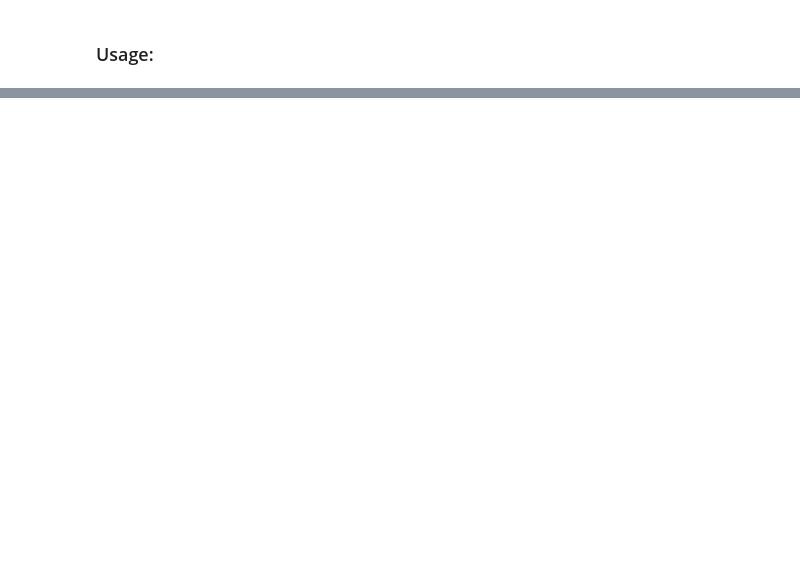
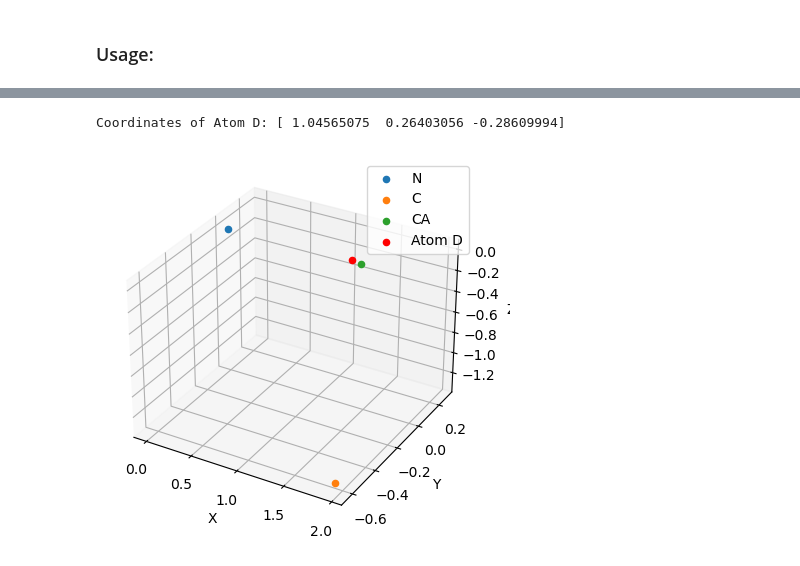
Before and after one commit to AakashR13/BMSID_Mol, a Jupyter notebook: Atomic_Coordinates.ipynb, the cells around one changed output, grey strips where cells are left out. Saved outputs shown, nothing was run; the diff lists cells and outputs as text; code cells hidden in the pictures; blank space fills up the shorter version.

```diff
--- a/Atomic_Coordinates.ipynb
+++ b/Atomic_Coordinates.ipynb
@@ -101,0 +126,47 @@ print("Coordinates of Atom D:", D)
+# %%
+atom1 = input("Enter the name of the first atom: \nList: N, CA, C, O, CB, CG, OD1, OD2, H1, H2, H3, HA, HB2, HB3\n")
+atom2 = input("Enter the name of the second atom: \nList: N, CA, C, O, CB, CG, OD1, OD2, H1, H2, H3, HA, HB2, HB3\n")
+atom3 = input("Enter the name of the third atom: \nList: N, CA, C, O, CB, CG, OD1, OD2, H1, H2, H3, HA, HB2, HB3\n")
+
+bond_length_CD = input("Enter the bond length between atoms C and D: \nDefault: 1.0\n")
+if bond_length_CD == '':
+    bond_length_CD = 1.0
+bond_angle_BCD = input("Enter the bond angle between atoms B, C, and D: \nDefault: 110.0\n")
+if bond_angle_BCD == '':
+    bond_angle_BCD = 110.0
+torsion_angle_BC = input("Enter the torsion angle between atoms B, C, and D: \nDefault: 120.0\n")
+if torsion_angle_BC == '':
+    torsion_angle_BC = 120.0
+
+coord1 = np.array(lookup_table[atom1]['coordinates'])
+coord2 = np.array(lookup_table[atom2]['coordinates'])
+coord3 = np.array(lookup_table[atom3]['coordinates'])
+
+bond_length_CD = 1.0  # Replace with the actual bond length
+bond_angle_BCD = 110.0  # Replace with the actual bond angle
+torsion_angle_BC = 120.0  # Replace with the actual torsion angle
+
+D = calculate_atom_d_coordinates(coord1, coord2, coord3, bond_length_CD, bond_angle_BCD, torsion_angle_BC)
+print("Coordinates of Atom D:", D)
+
+fig = plt.figure()
+ax = plt.axes(projection='3d')
+
+# Plot the coordinates of each atom
+ax.scatter(coord1[0], coord1[1], coord1[2], label=atom1)
+ax.scatter(coord2[0], coord2[1], coord2[2], label=atom2)
+ax.scatter(coord3[0], coord3[1], coord3[2], label=atom3)
+ax.scatter(D[0], D[1], D[2], color='red', label='Atom D')
+
+ax.plot([coord1[0], coord2[0], coord3[0], D[0]], [coord1[1], coord2[1], coord3[1], D[1]], [coord1[2], coord2[2], coord3[2], D[2]], color='black')
+# Set labels and legend
+ax.set_xlabel('X')
+ax.set_ylabel('Y')
+ax.set_zlabel('Z')
+ax.legend()
+
+# Show the plot
+plt.show()
+# %% [output]
+Coordinates of Atom D: [ 1.04565075  0.26403056 -0.28609994]
+[figure, added]
```
Also changed, not shown: parts of 4 cells of this notebook, 2 other files.
